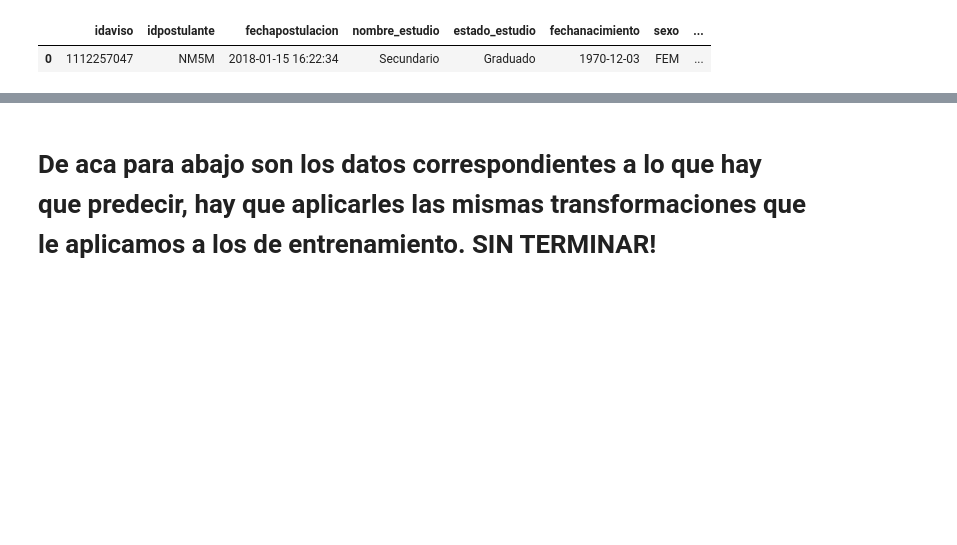
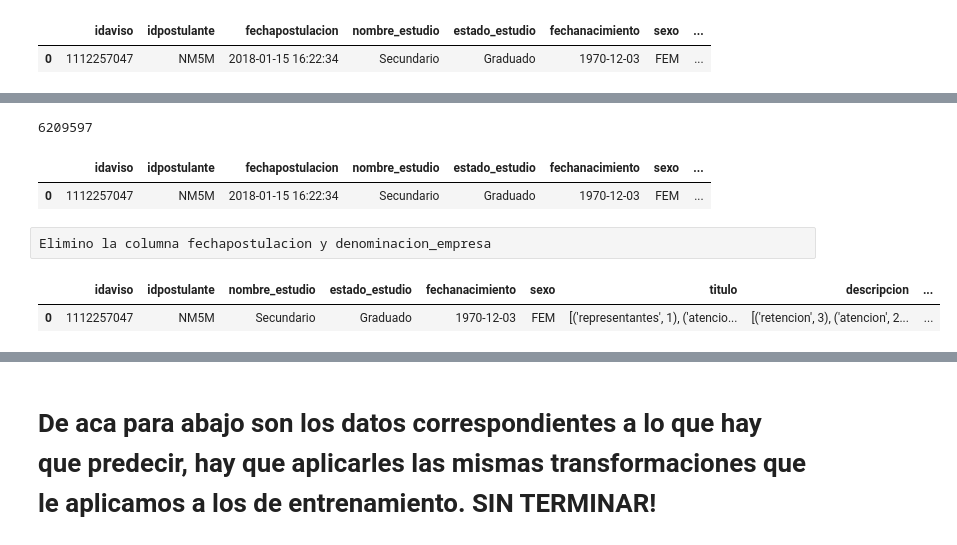
Before and after one commit to tbotalla/Datos1Q2018, a Jupyter notebook: parte2/Preprocessing.ipynb, the cells around one changed output, grey strips where cells are left out. Drawn from its saved outputs; the diff is of its cells as text; code cells hidden in the pictures; blank space fills up the shorter version.

```diff
--- a/parte2/Preprocessing.ipynb
+++ b/parte2/Preprocessing.ipynb
@@ -581,0 +606,2 @@ Seguir limpiando...
+# %%
+vistas_postulaciones_postulantes_avisos = pd.read_csv('../data/vistas_postulaciones_postulantes_avisos.csv', encoding='utf-8')
@@ -581,0 +618,13 @@ Seguir limpiando...
+# %%
+vistas_postulaciones_postulantes_avisos = vistas_postulaciones_postulantes_avisos[pd.notnull(vistas_postulaciones_postulantes_avisos['descripcion'])]
+# %%
+print(len(vistas_postulaciones_postulantes_avisos))
+# %% [output]
+6209597
+# %%
+vistas_postulaciones_postulantes_avisos.head(1)
+# %% [output]
+|  | idaviso | idpostulante | fechapostulacion | nombre_estudio | estado_estudio | fechanacimiento | sexo | ... |
+| 0 | 1112257047 | NM5M | 2018-01-15 16:22:34 | Secundario | Graduado | 1970-12-03 | FEM | ... |
+# %% [raw]
+Elimino la columna fechapostulacion y denominacion_empresa
@@ -581,0 +635,5 @@ Seguir limpiando...
+# %%
+vistas_postulaciones_postulantes_avisos.head(1)
+# %% [output]
+|  | idaviso | idpostulante | nombre_estudio | estado_estudio | fechanacimiento | sexo | titulo | descripcion | ... |
+| 0 | 1112257047 | NM5M | Secundario | Graduado | 1970-12-03 | FEM | [('representantes', 1), ('atencio... | [('retencion', 3), ('atencion', 2... | ... |
```
Also changed, not shown: parts of 24 cells of this notebook.
